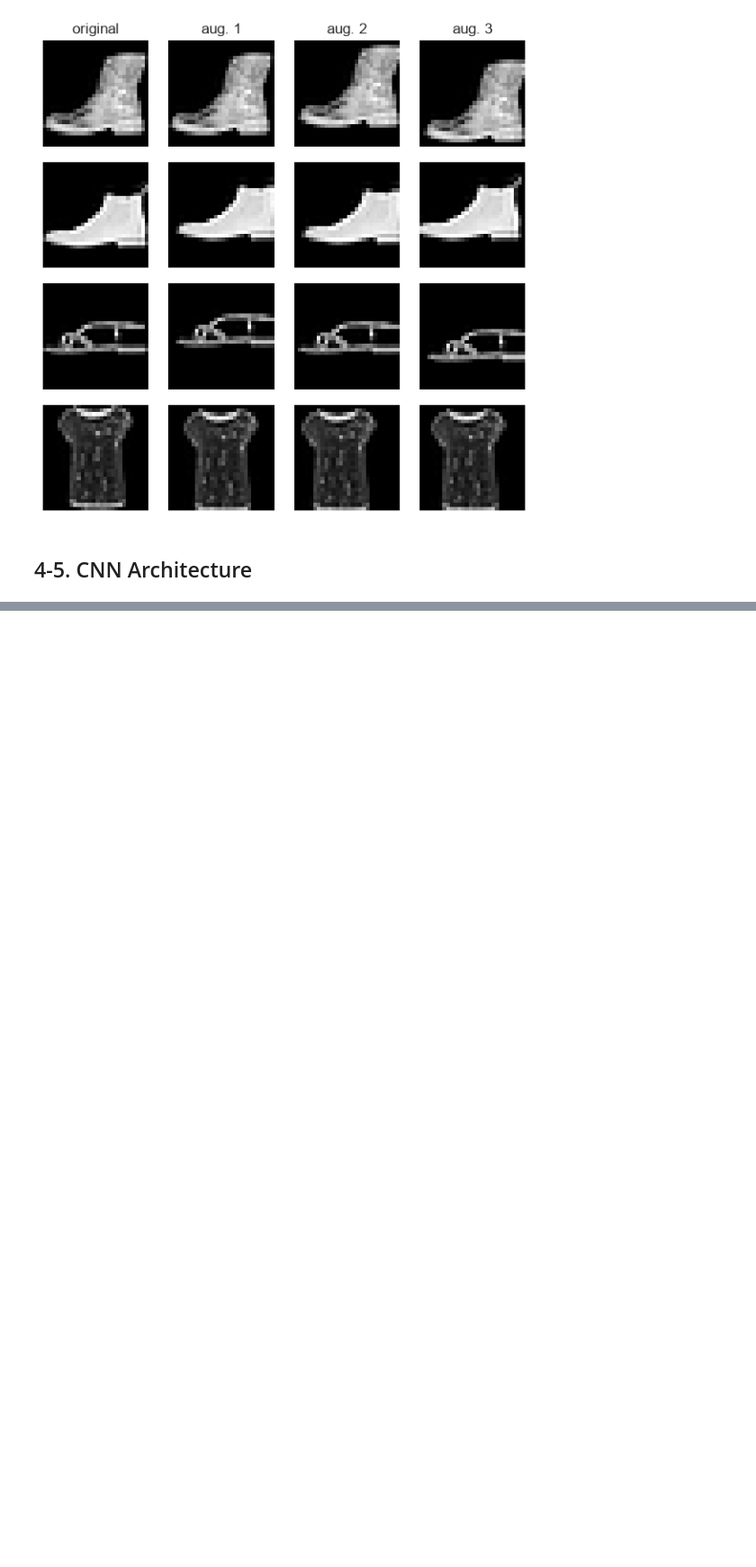
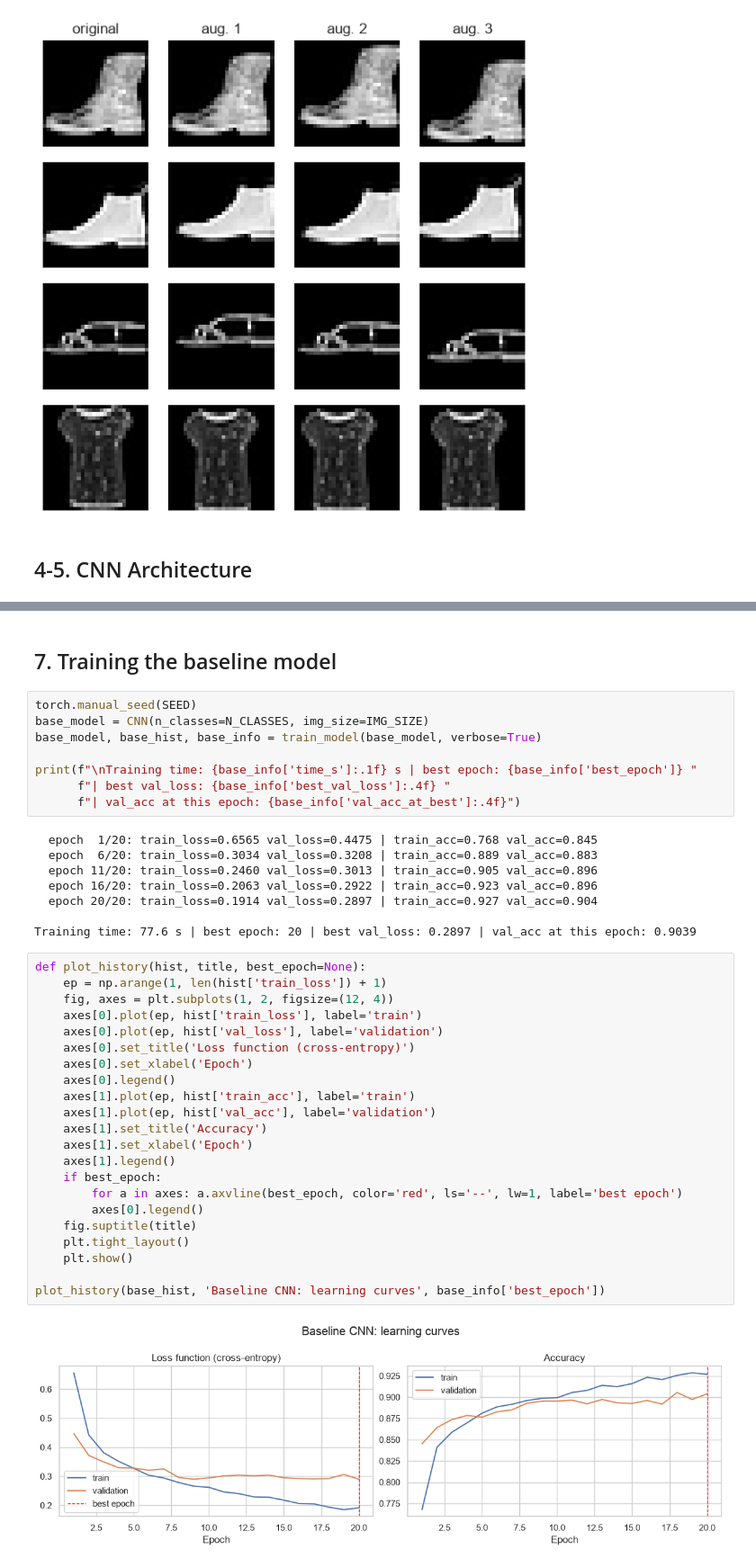
Before and after one commit to anuri-el/Machine-Learning-Technologies, a Jupyter notebook: l7_cnn.ipynb, the cells around one changed output, grey strips where cells are left out. Shown at 90% size. Saved outputs shown, nothing was run; the diff lists cells and outputs as text; blank space fills up the shorter version.

```diff
--- a/l7_cnn.ipynb
+++ b/l7_cnn.ipynb
@@ -767,0 +335,42 @@ Selected configuration: Base MLP (128-64, without regularization)
+# %% [markdown]
+## 7. Training the baseline model
+# %%
+torch.manual_seed(SEED)
+base_model = CNN(n_classes=N_CLASSES, img_size=IMG_SIZE)
+base_model, base_hist, base_info = train_model(base_model, verbose=True)
+
+print(f"\nTraining time: {base_info['time_s']:.1f} s | best epoch: {base_info['best_epoch']} "
+      f"| best val_loss: {base_info['best_val_loss']:.4f} "
+      f"| val_acc at this epoch: {base_info['val_acc_at_best']:.4f}")
+# %% [output]
+  epoch  1/20: train_loss=0.6565 val_loss=0.4475 | train_acc=0.768 val_acc=0.845
+  epoch  6/20: train_loss=0.3034 val_loss=0.3208 | train_acc=0.889 val_acc=0.883
+  epoch 11/20: train_loss=0.2460 val_loss=0.3013 | train_acc=0.905 val_acc=0.896
+  epoch 16/20: train_loss=0.2063 val_loss=0.2922 | train_acc=0.923 val_acc=0.896
+  epoch 20/20: train_loss=0.1914 val_loss=0.2897 | train_acc=0.927 val_acc=0.904
+
+Training time: 77.6 s | best epoch: 20 | best val_loss: 0.2897 | val_acc at this epoch: 0.9039
+# %%
+def plot_history(hist, title, best_epoch=None):
+    ep = np.arange(1, len(hist['train_loss']) + 1)
+    fig, axes = plt.subplots(1, 2, figsize=(12, 4))
+    axes[0].plot(ep, hist['train_loss'], label='train')
+    axes[0].plot(ep, hist['val_loss'], label='validation')
+    axes[0].set_title('Loss function (cross-entropy)')
+    axes[0].set_xlabel('Epoch')
+    axes[0].legend()
+    axes[1].plot(ep, hist['train_acc'], label='train')
+    axes[1].plot(ep, hist['val_acc'], label='validation')
+    axes[1].set_title('Accuracy')
+    axes[1].set_xlabel('Epoch')
+    axes[1].legend()
+    if best_epoch:
+        for a in axes: a.axvline(best_epoch, color='red', ls='--', lw=1, label='best epoch')
+        axes[0].legend()
+    fig.suptitle(title)
+    plt.tight_layout()
+    plt.show()
+
+plot_history(base_hist, 'Baseline CNN: learning curves', base_info['best_epoch'])
+# %% [output]
+[figure, added]
```
Also changed, not shown: parts of 49 cells of this notebook, 1 other file.
